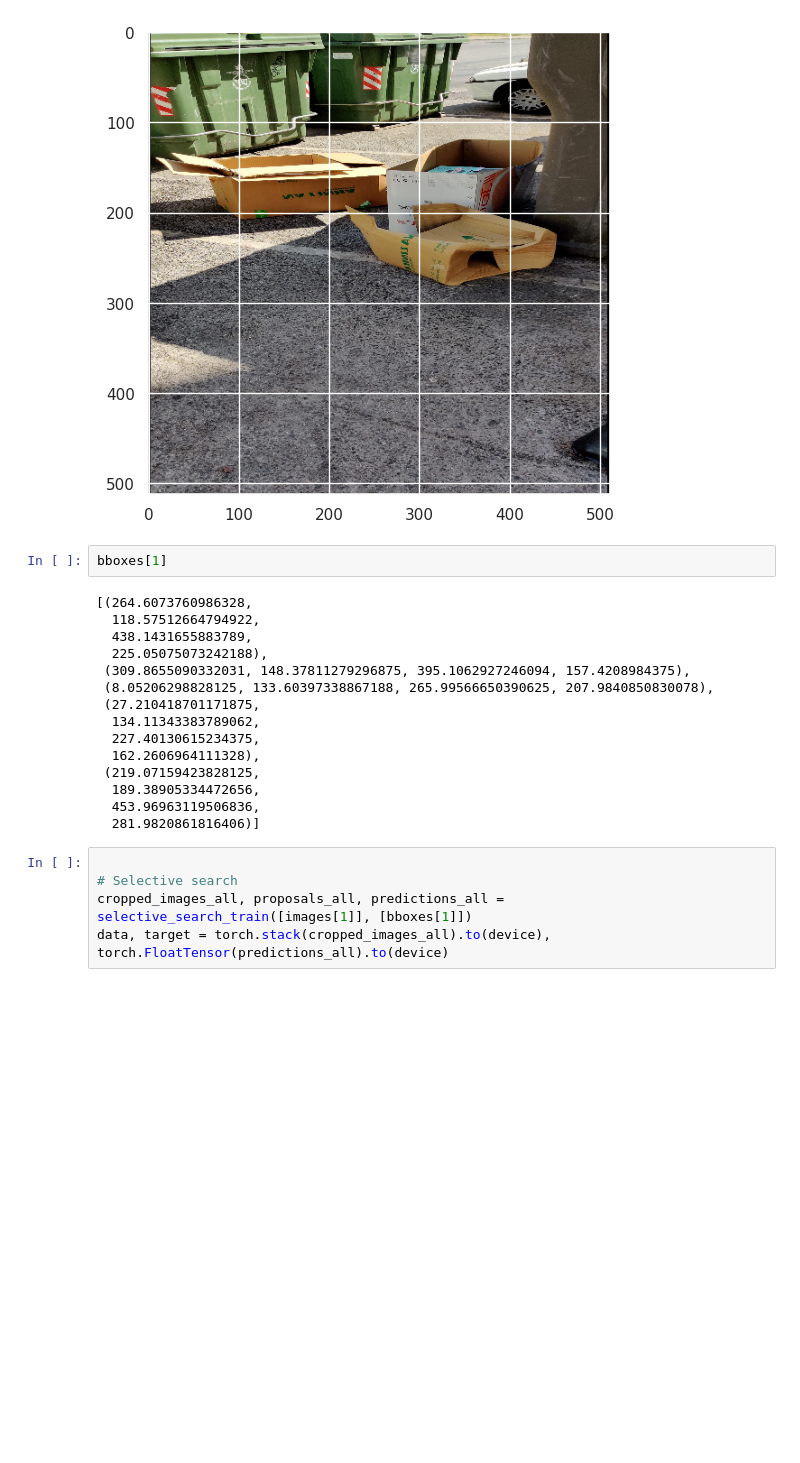
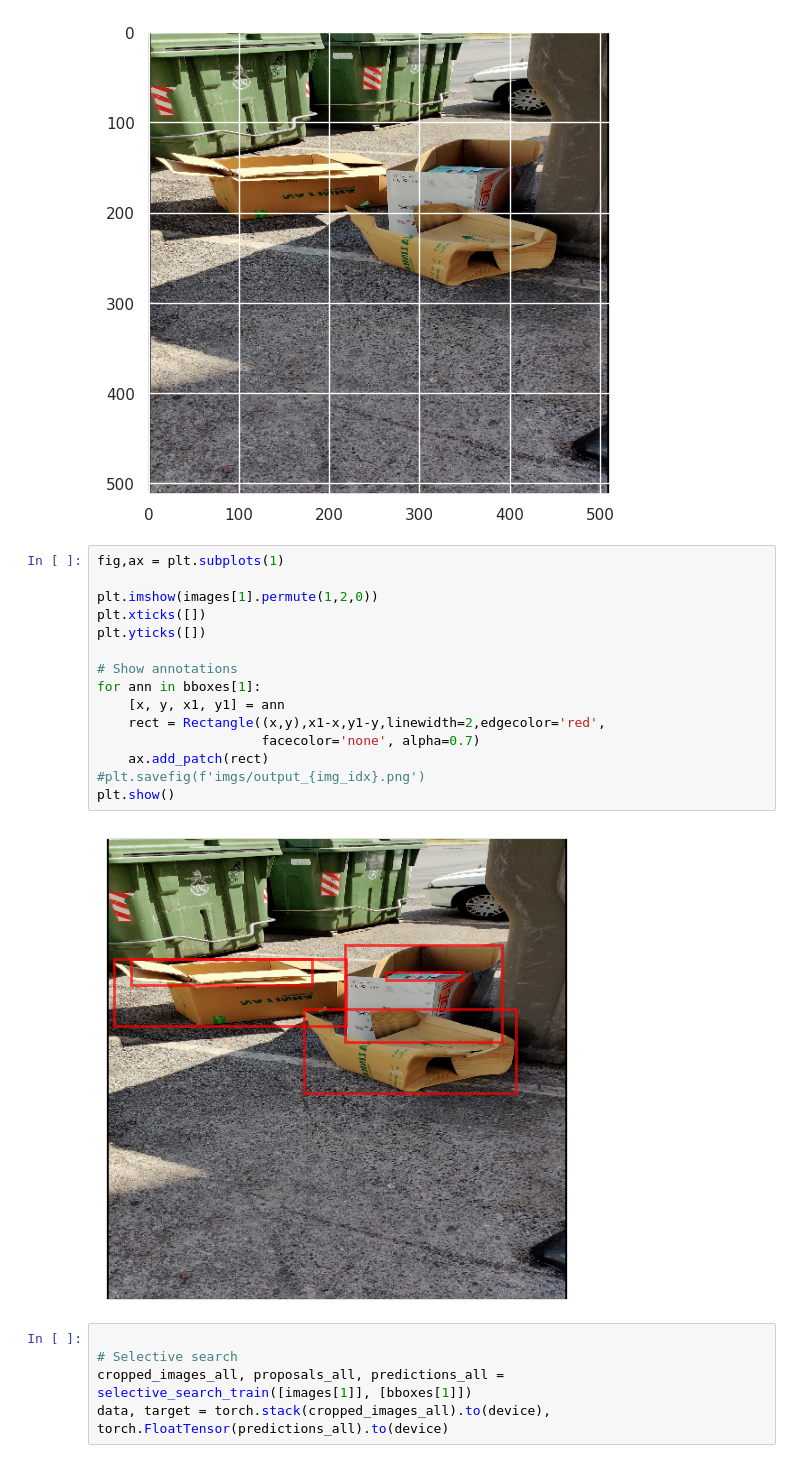
Before and after one commit to amakarewicz/2023-DTU-Deep-Learning-In-Computer-Vision, a Jupyter notebook: IV-Object-Detection/training_loop.ipynb, the cells around one changed output. Drawn from its saved outputs; the diff is of its cells as text; blank space fills up the shorter version.

```diff
--- a/IV-Object-Detection/training_loop.ipynb
+++ b/IV-Object-Detection/training_loop.ipynb
@@ -188,23 +188,23 @@ plt.imshow(images[1].detach().permute(1,2,0).cpu().numpy())
 # %% [output]
 <matplotlib.image.AxesImage at 0x...>
 [figure]
-# %%
-bboxes[1]
-# %% [output]
-[(264.6073760986328,
-  118.57512664794922,
-  438.1431655883789,
-  225.05075073242188),
- (309.8655090332031, 148.37811279296875, 395.1062927246094, 157.4208984375),
- (8.05206298828125, 133.60397338867188, 265.99566650390625, 207.9840850830078),
- (27.210418701171875,
-  134.11343383789062,
-  227.40130615234375,
-  162.2606964111328),
- (219.07159423828125,
-  189.38905334472656,
-  453.96963119506836,
-  281.9820861816406)]
+# %%
+fig,ax = plt.subplots(1)
+
+plt.imshow(images[1].permute(1,2,0))
+plt.xticks([])
+plt.yticks([])
+
+# Show annotations
+for ann in bboxes[1]:
+    [x, y, x1, y1] = ann
+    rect = Rectangle((x,y),x1-x,y1-y,linewidth=2,edgecolor='red',
+                     facecolor='none', alpha=0.7)
+    ax.add_patch(rect)
+#plt.savefig(f'imgs/output_{img_idx}.png')
+plt.show()
+# %% [output]
+[figure, added]
 # %%
 
 # Selective search
```
Also changed, not shown: parts of 10 cells of this notebook.
